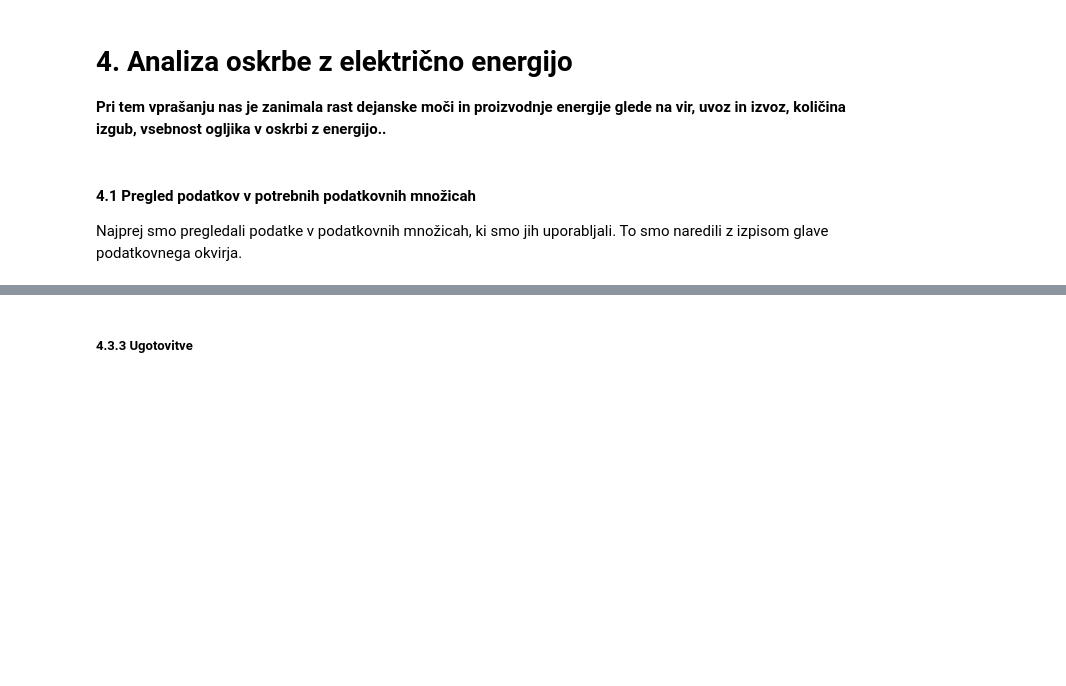
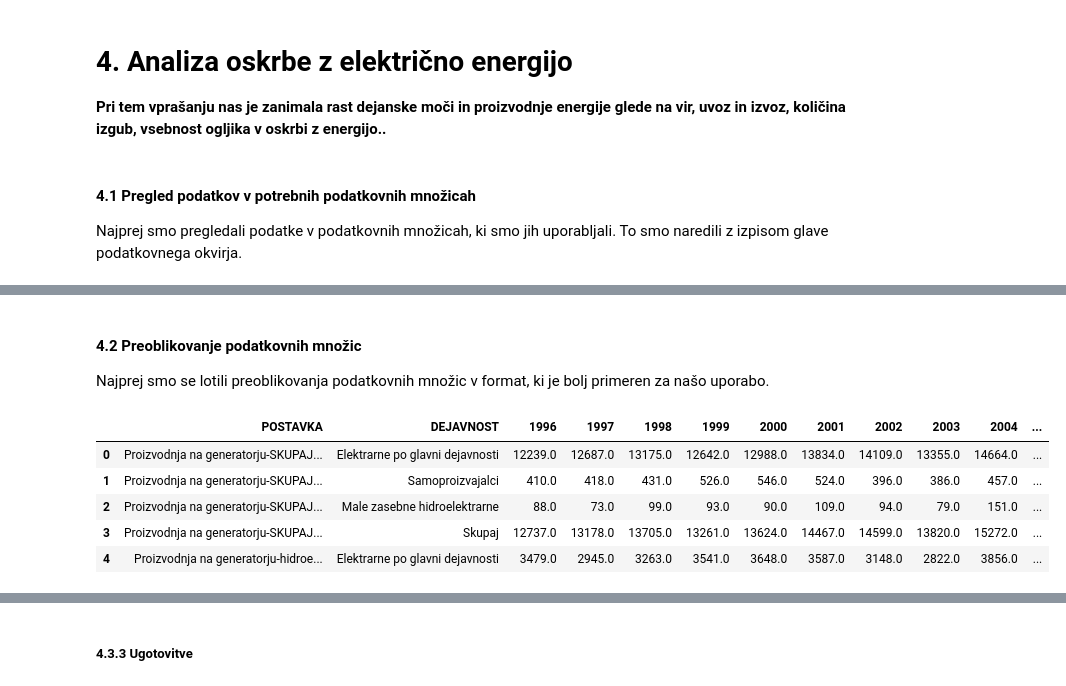
Before and after one commit to cugalord/PR21_NVZ-LS-BK-NZ, a Jupyter notebook: src/energy_production_analysis.ipynb, the cells around one changed output, grey strips where cells are left out. Drawn from its saved outputs; the diff is of its cells as text; code cells hidden in the pictures; blank space fills up the shorter version.

```diff
--- a/src/energy_production_analysis.ipynb
+++ b/src/energy_production_analysis.ipynb
@@ -10,0 +46,46 @@ Najprej smo pregledali podatke v podatkovnih množicah, ki smo jih uporabljali.
+# %% [markdown]
+#### 4.2 Preoblikovanje podatkovnih množic
+
+Najprej smo se lotili preoblikovanja podatkovnih množic v format, ki je bolj primeren za našo uporabo.
+# %%
+# Get unique values of energy sources and years
+production_activity = list(dict.fromkeys([' '.join(col.split()[1:]) for col in energy_production.columns[1:]]))
+production_years    = sorted(list(set([col.split()[0] for col in energy_production.columns[1:]])))
+
+# Create new dataframe
+production = pd.DataFrame()
+
+# Add needed columns to dataframe
+production.insert(0, 'POSTAVKA', '')
+production.insert(1, 'DEJAVNOST', '')
+count = 2
+for year in production_years:
+    production.insert(count, year, np.nan)
+    count += 1
+
+## Fill dataframe with data
+# Add first two columns
+for oip in energy_production['POSTAVKA']:
+    for activity in production_activity:
+        production.loc[len(production.index)] = [oip, activity] + [np.nan] * len(production_years)
+
+# Add values from Energetska bilanca.csv
+for col in energy_production.columns[1:]:
+    # Extract year and energy source from column name
+    year   = col.split()[0]
+    source = ' '.join(col.split()[1:])
+    # Loop through all rows in dataframe and add value to appropriate cell
+    for index, row in energy_production.iterrows():
+        if row[col] != '-' and row[col] != 'N':
+            production.loc[(production['POSTAVKA'] == row['POSTAVKA']) & (production['DEJAVNOST'] == source), year] = row[col]
+
+energy_production = production
+
+mu.display_side_by_side(energy_production.head())
+# %% [output]
+|  | POSTAVKA | DEJAVNOST | 1996 | 1997 | 1998 | 1999 | 2000 | 2001 | 2002 | 2003 | 2004 | ... |
+| 0 | Proizvodnja na generatorju-SKUPAJ... | Elektrarne po glavni dejavnosti | 12239.0 | 12687.0 | 13175.0 | 12642.0 | 12988.0 | 13834.0 | 14109.0 | 13355.0 | 14664.0 | ... |
+| 1 | Proizvodnja na generatorju-SKUPAJ... | Samoproizvajalci | 410.0 | 418.0 | 431.0 | 526.0 | 546.0 | 524.0 | 396.0 | 386.0 | 457.0 | ... |
+| 2 | Proizvodnja na generatorju-SKUPAJ... | Male zasebne hidroelektrarne | 88.0 | 73.0 | 99.0 | 93.0 | 90.0 | 109.0 | 94.0 | 79.0 | 151.0 | ... |
+| 3 | Proizvodnja na generatorju-SKUPAJ... | Skupaj | 12737.0 | 13178.0 | 13705.0 | 13261.0 | 13624.0 | 14467.0 | 14599.0 | 13820.0 | 15272.0 | ... |
+| 4 | Proizvodnja na generatorju-hidroe... | Elektrarne po glavni dejavnosti | 3479.0 | 2945.0 | 3263.0 | 3541.0 | 3648.0 | 3587.0 | 3148.0 | 2822.0 | 3856.0 | ... |
```
Also changed, not shown: parts of 18 cells of this notebook, 1 other file.
